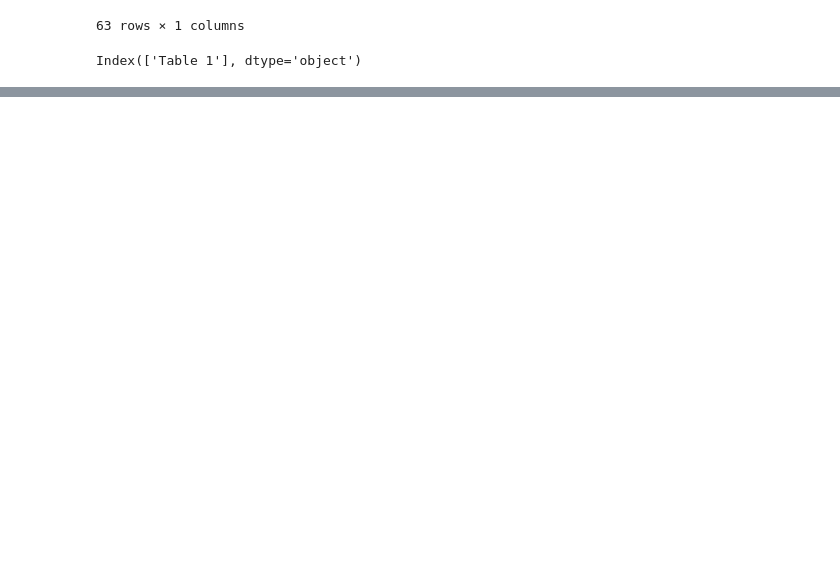
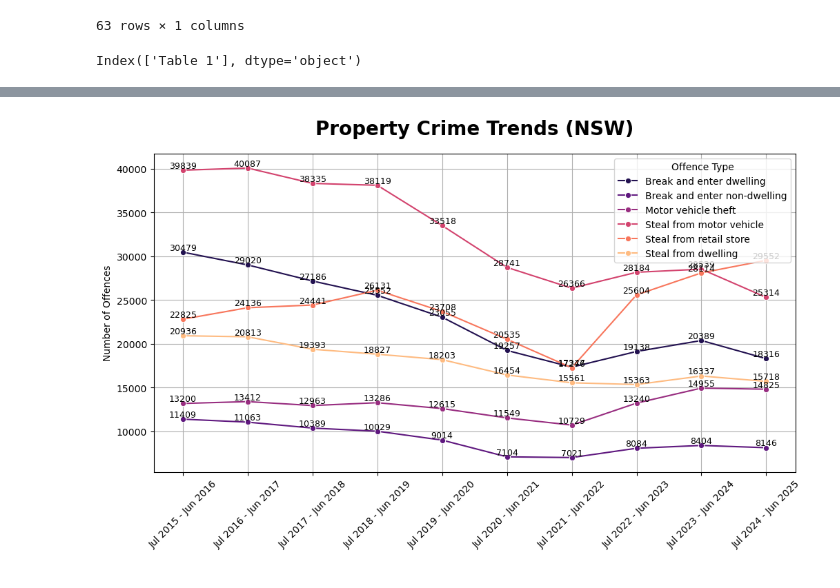
Before and after one commit to mohiuddinwaqar-sudo/Crime_Statistics_Project, a Jupyter notebook: nsw_crime.ipynb, the cells around one changed output, grey strips where cells are left out. Cells and saved outputs as stored; diff of their text form; code cells hidden in the pictures; blank space fills up the shorter version.

```diff
--- a/nsw_crime.ipynb
+++ b/nsw_crime.ipynb
@@ -49,0 +138,34 @@ sns.lineplot(data = "nsw_stats", x= "")
+# %%
+# Optional: choose a few offences to plot
+
+#violent crime trends
+offences_to_plot = ["Break and enter dwelling", "Break and enter non-dwelling", "Steal from motor vehicle", "Motor vehicle theft", "Steal from dwelling", "Steal from retail store"]
+
+plt.figure(figsize=(12,6))
+ax = sns.lineplot(data=nsw_long[nsw_long["Offence type"].isin(offences_to_plot)],
+             x="Year", y="Count", hue="Offence type", marker="o", palette= "magma")
+
+# Add numbers to each marker
+for line, offence in zip(ax.lines, offences_to_plot):
+    y = line.get_ydata()
+    x = line.get_xdata()
+
+    for xi, yi in zip(x, y):
+        ax.text(
+            xi,
+            yi,
+            f"{int(yi)}",        # the number
+            fontsize=9,
+            ha='center',
+            va='bottom'
+        )
+
+plt.title("Property Crime Trends (NSW)", fontsize = 20, pad = 20, fontweight = "bold")
+plt.xlabel(" ")
+plt.ylabel("Number of Offences")
+plt.xticks(rotation=45)
+plt.grid(True)
+plt.legend(title="Offence Type")
+plt.show()
+# %% [output]
+[figure, added]
```
Also changed, not shown: parts of 58 cells of this notebook, 4 other files.
